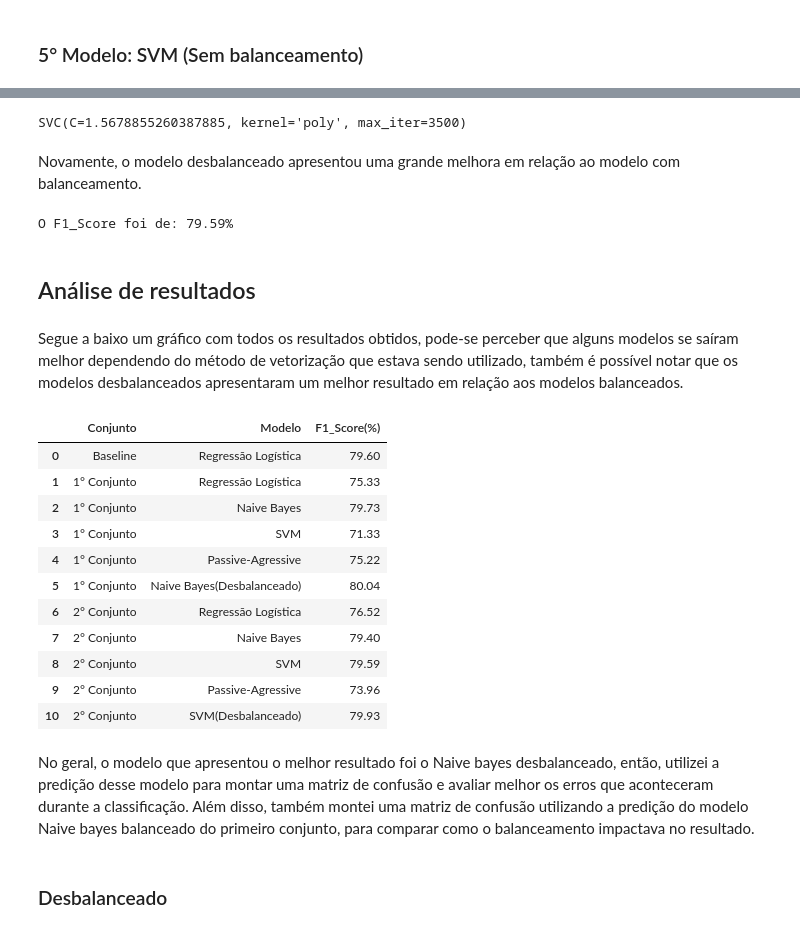
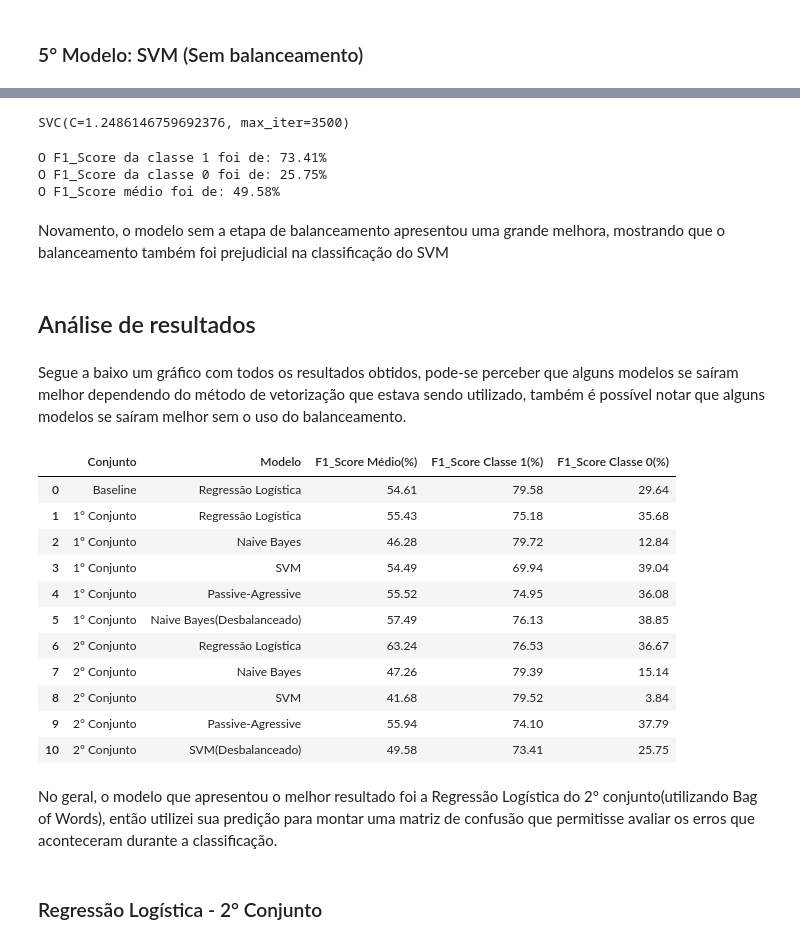
Before and after one commit to juliomaced0/Mentoria_Python_IA, a Jupyter notebook: Trabalho_Final/Trabalho Final.ipynb, the cells around one changed output, grey strips where cells are left out. Cells and saved outputs as stored; diff of their text form; code cells hidden in the pictures.

```diff
--- a/Trabalho_Final/Trabalho Final.ipynb
+++ b/Trabalho_Final/Trabalho Final.ipynb
@@ -677,7 +883,7 @@ parametersPA = dict(
 )
 # %%
 PA = PassiveAggressiveClassifier()
-RPA2 = RandomizedSearchCV(PA, parametersPA, random_state=42, return_train_score=False, scoring= 'f1')
+RPA2 = RandomizedSearchCV(PA, parametersPA, random_state=42, return_train_score=False, scoring= 'f1_macro')
 RPA2.fit(X_bw, y_r)
 RPA2.best_estimator_
 # %% [output]
@@ -687,6 +893,11 @@ PassiveAggressiveClassifier(C=1.8676108062263965, max_iter=1130,
 O modelo utilizando o método Passive-Agressive não foi muito impactado pela troca do método de vetorização, não apresentando mudança relevante em seu F1 Score
 # %%
 y_predict24 = RPA2.predict(X_test_bw)
-A24 = f1_score(y_test, y_predict24)
-print(f'O F1_Score foi de: {round(A24*100, 2)}%')
+A24 = f1_score(y_test, y_predict24, average='macro')
+A24B = f1_score(y_test, y_predict24)
+A24C = f1_score(y_test, y_predict24, pos_label=0)
+
+print(f'O F1_Score da classe 1 foi de: {round(A24B*100, 2)}%')
+print(f'O F1_Score da classe 0 foi de: {round(A24C*100, 2)}%')
+print(f'O F1_Score médio foi de: {round(A24*100, 2)}%')
 # %% [output]
@@ -708,47 +922,56 @@ parametersS = dict(
 )
 # %%
 S = SVC(max_iter=3500)
-RSS2 = RandomizedSearchCV(S, parametersS, random_state=42, return_train_score=False, scoring= 'f1')
+RSS2 = RandomizedSearchCV(S, parametersS, random_state=42, return_train_score=False, scoring= 'f1_macro')
 RSS2.fit(X_bw2, y_train_valid)
 RSS2.best_estimator_
 # %% [output]
-SVC(C=1.5678855260387885, kernel='poly', max_iter=3500)
+SVC(C=1.2486146759692376, max_iter=3500)
-# %% [markdown]
-Novamente, o modelo desbalanceado apresentou uma grande melhora em relação ao modelo com balanceamento.
 # %%
 y_predict25 = RSS2.predict(X_test_bw2)
-A25 = f1_score(y_test, y_predict25)
-print(f'O F1_Score foi de: {round(A23*100, 2)}%')
+A25 = f1_score(y_test, y_predict25, average='macro')
+A25B = f1_score(y_test, y_predict25)
+A25C = f1_score(y_test, y_predict25, pos_label=0)
+
+print(f'O F1_Score da classe 1 foi de: {round(A25B*100, 2)}%')
+print(f'O F1_Score da classe 0 foi de: {round(A25C*100, 2)}%')
+print(f'O F1_Score médio foi de: {round(A25*100, 2)}%')
 # %% [output]
-O F1_Score foi de: 79.59%
+O F1_Score da classe 1 foi de: 73.41%
+O F1_Score da classe 0 foi de: 25.75%
+O F1_Score médio foi de: 49.58%
+# %% [markdown]
+Novamento, o modelo sem a etapa de balanceamento apresentou uma grande melhora, mostrando que o balanceamento também foi prejudicial na classificação do SVM
 # %% [markdown]
 ## Análise de resultados
 # %% [markdown]
-Segue a baixo um gráfico com todos os resultados obtidos, pode-se perceber que alguns modelos se saíram melhor dependendo do método de vetorização que estava sendo utilizado, também é possível notar que os modelos desbalanceados apresentaram um melhor resultado em relação aos modelos balanceados.
+Segue a baixo um gráfico com todos os resultados obtidos, pode-se perceber que alguns modelos se saíram melhor dependendo do método de vetorização que estava sendo utilizado, também é possível notar que alguns modelos se saíram melhor sem o uso do balanceamento.
 # %%
 data = {'Conjunto': ['Baseline', '1° Conjunto', '1° Conjunto', '1° Conjunto', '1° Conjunto', '1° Conjunto', '2° Conjunto', '2° Conjunto', '2° Conjunto', '2° Conjunto', '2° Conjunto', ],
         'Modelo': ['Regressão Logística', 'Regressão Logística', 'Naive Bayes', 'SVM', 'Passive-Agressive', 'Naive Bayes(Desbalanceado)', 'Regressão Logística', 'Naive Bayes', 'SVM', 'Passive-Agressive', 'SVM(Desbalanceado)'],
-        'F1_Score(%)': [round(AB*100, 2), round(A11*100, 2), round(A12*100, 2), round(A13*100, 2), round(A14*100, 2), round(A15*100, 2), round(A21*100, 2), round(A22*100, 2), round(A23*100, 2), round(A24*100, 2), round(A25*100, 2)],
-        }
+        'F1_Score Médio(%)': [round(AB*100, 2), round(A11*100, 2), round(A12*100, 2), round(A13*100, 2), round(A14*100, 2), round(A15*100, 2), round(A21*100, 2), round(A22*100, 2), round(A23*100, 2), round(A24*100, 2), round(A25*100, 2)],
+        'F1_Score Classe 1(%)': [round(ABB*100, 2), round(A11B*100, 2), round(A12B*100, 2), round(A13B*100, 2), round(A14B*100, 2), round(A15B*100, 2), round(A21B*100, 2), round(A22B*100, 2), round(A23B*100, 2), round(A24B*100, 2), round(A25B*100, 2)],
+        'F1_Score Classe 0(%)': [round(ABC*100, 2), round(A11C*100, 2), round(A12C*100, 2), round(A13C*100, 2), round(A14C*100, 2), round(A15C*100, 2), round(A21C*100, 2), round(A22C*100, 2), round(A23C*100, 2), round(A24C*100, 2), round(A25C*100, 2)],
+       }
 tabela = pd.DataFrame(data)
 tabela
 # %% [output]
-|  | Conjunto | Modelo | F1_Score(%) |
-| 0 | Baseline | Regressão Logística | 79.60 |
-| 1 | 1° Conjunto | Regressão Logística | 75.33 |
-| 2 | 1° Conjunto | Naive Bayes | 79.73 |
-| 3 | 1° Conjunto | SVM | 71.33 |
-| 4 | 1° Conjunto | Passive-Agressive | 75.22 |
-| 5 | 1° Conjunto | Naive Bayes(Desbalanceado) | 80.04 |
-| 6 | 2° Conjunto | Regressão Logística | 76.52 |
-| 7 | 2° Conjunto | Naive Bayes | 79.40 |
-| 8 | 2° Conjunto | SVM | 79.59 |
-| 9 | 2° Conjunto | Passive-Agressive | 73.96 |
-| 10 | 2° Conjunto | SVM(Desbalanceado) | 79.93 |
+|  | Conjunto | Modelo | F1_Score Médio(%) | F1_Score Classe 1(%) | F1_Score Classe 0(%) |
+| 0 | Baseline | Regressão Logística | 54.61 | 79.58 | 29.64 |
+| 1 | 1° Conjunto | Regressão Logística | 55.43 | 75.18 | 35.68 |
+| 2 | 1° Conjunto | Naive Bayes | 46.28 | 79.72 | 12.84 |
+| 3 | 1° Conjunto | SVM | 54.49 | 69.94 | 39.04 |
+| 4 | 1° Conjunto | Passive-Agressive | 55.52 | 74.95 | 36.08 |
+| 5 | 1° Conjunto | Naive Bayes(Desbalanceado) | 57.49 | 76.13 | 38.85 |
+| 6 | 2° Conjunto | Regressão Logística | 63.24 | 76.53 | 36.67 |
+| 7 | 2° Conjunto | Naive Bayes | 47.26 | 79.39 | 15.14 |
+| 8 | 2° Conjunto | SVM | 41.68 | 79.52 | 3.84 |
+| 9 | 2° Conjunto | Passive-Agressive | 55.94 | 74.10 | 37.79 |
+| 10 | 2° Conjunto | SVM(Desbalanceado) | 49.58 | 73.41 | 25.75 |
 # %% [markdown]
-No geral, o modelo que apresentou o melhor resultado foi o Naive bayes desbalanceado, então, utilizei a predição desse modelo para montar uma matriz de confusão e avaliar melhor os erros que aconteceram durante a classificação. Além disso, também montei uma matriz de confusão utilizando a predição do modelo Naive bayes balanceado do primeiro conjunto, para comparar como o balanceamento impactava no resultado.
+No geral, o modelo que apresentou o melhor resultado foi a Regressão Logística do 2° conjunto(utilizando Bag of Words), então utilizei sua predição para montar uma matriz de confusão que permitisse avaliar os erros que aconteceram durante a classificação.
 # %% [markdown]
-### Desbalanceado
+### Regressão Logística - 2° Conjunto
 # %%
 from sklearn.metrics import confusion_matrix
 from sklearn.metrics import ConfusionMatrixDisplay
```
Also changed, not shown: parts of 87 cells of this notebook.
